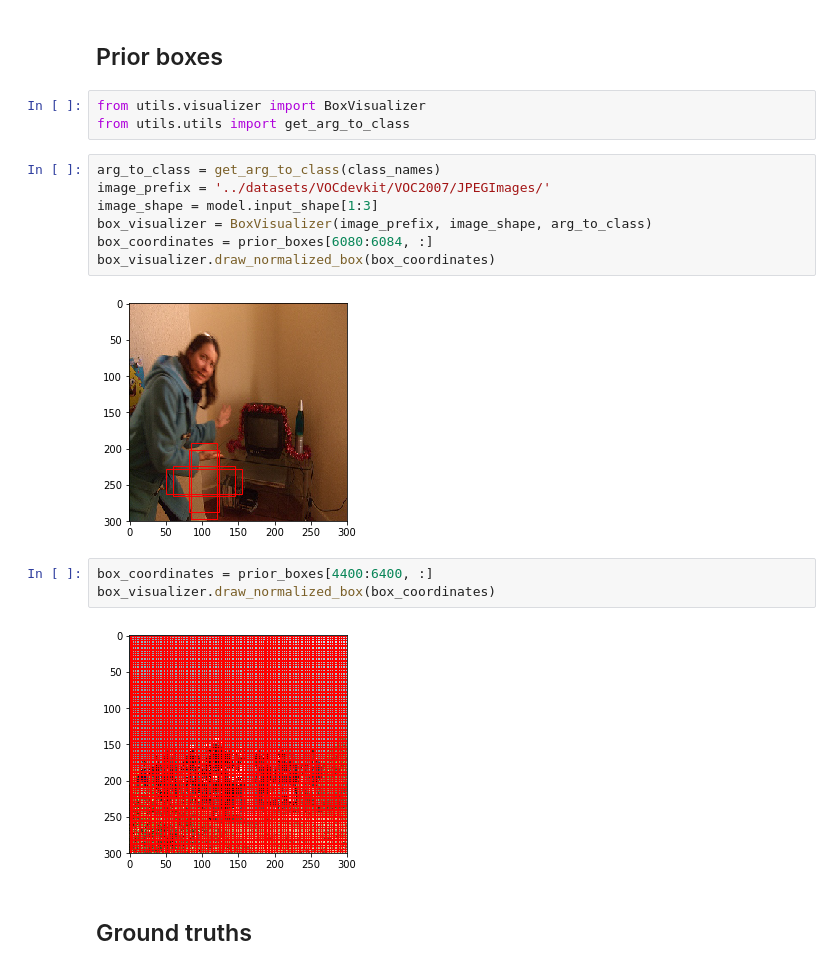
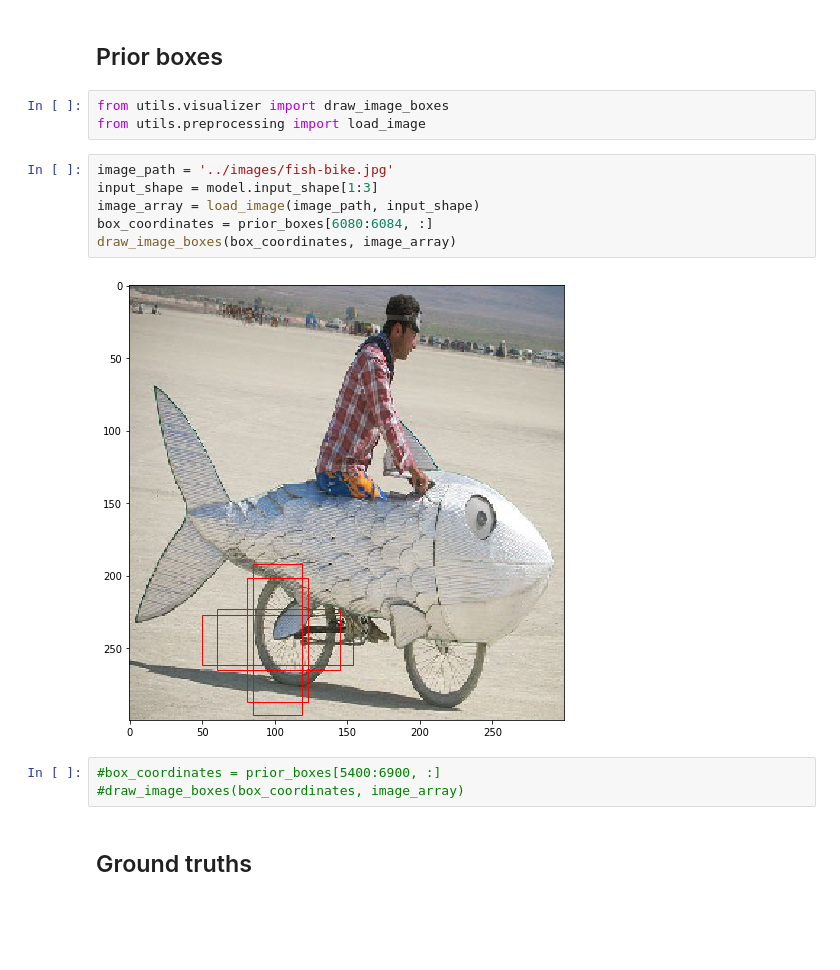
Before and after one commit to oarriaga/SSD-keras, a Jupyter notebook: src/visualization.ipynb, the cells around one changed output. Saved outputs shown, nothing was run; the diff lists cells and outputs as text; blank space fills up the shorter version.

```diff
--- a/src/visualization.ipynb
+++ b/src/visualization.ipynb
@@ -42,21 +48,18 @@ Prior box example: [ 0.77894737  0.12105263  0.87894737  0.22105263]
 # %% [markdown]
 ## Prior boxes
 # %%
-from utils.visualizer import BoxVisualizer
-from utils.utils import get_arg_to_class
+from utils.visualizer import draw_image_boxes
+from utils.preprocessing import load_image
-# %%
-arg_to_class = get_arg_to_class(class_names)
-image_prefix = '../datasets/VOCdevkit/VOC2007/JPEGImages/'
-image_shape = model.input_shape[1:3]
-box_visualizer = BoxVisualizer(image_prefix, image_shape, arg_to_class)
-box_coordinates = prior_boxes[6080:6084, :]
-box_visualizer.draw_normalized_box(box_coordinates)
-# %% [output]
-[figure, removed]
-# %%
-box_coordinates = prior_boxes[4400:6400, :]
-box_visualizer.draw_normalized_box(box_coordinates)
-# %% [output]
-[figure, removed]
+# %%
+image_path = '../images/fish-bike.jpg'
+input_shape = model.input_shape[1:3]
+image_array = load_image(image_path, input_shape)
+box_coordinates = prior_boxes[6080:6084, :]
+draw_image_boxes(box_coordinates, image_array)
+# %% [output]
+[figure, added]
+# %%
+#box_coordinates = prior_boxes[5400:6900, :]
+#draw_image_boxes(box_coordinates, image_array)
 # %% [markdown]
 ## Ground truths
```
Also changed, not shown: parts of 20 cells of this notebook.
